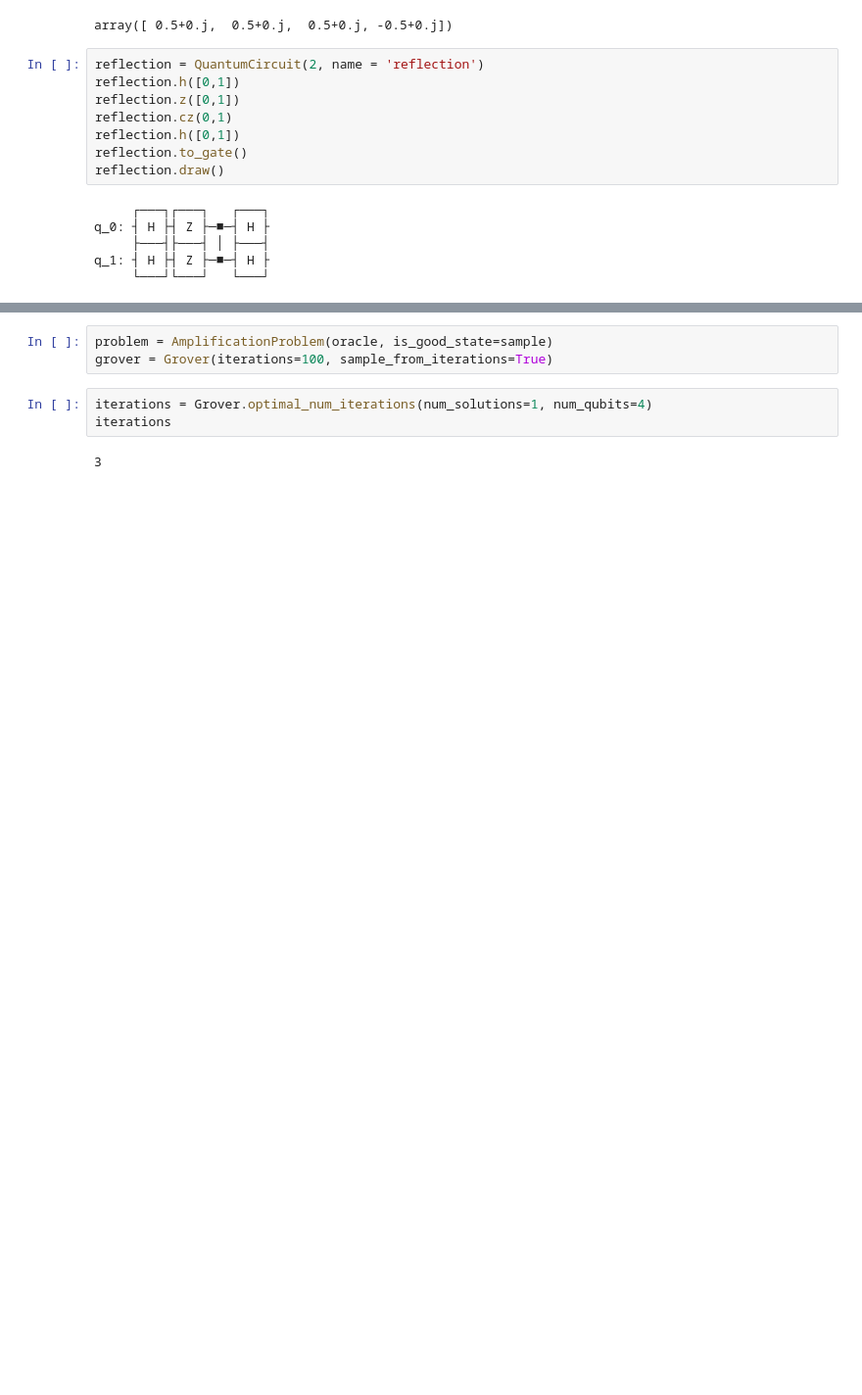
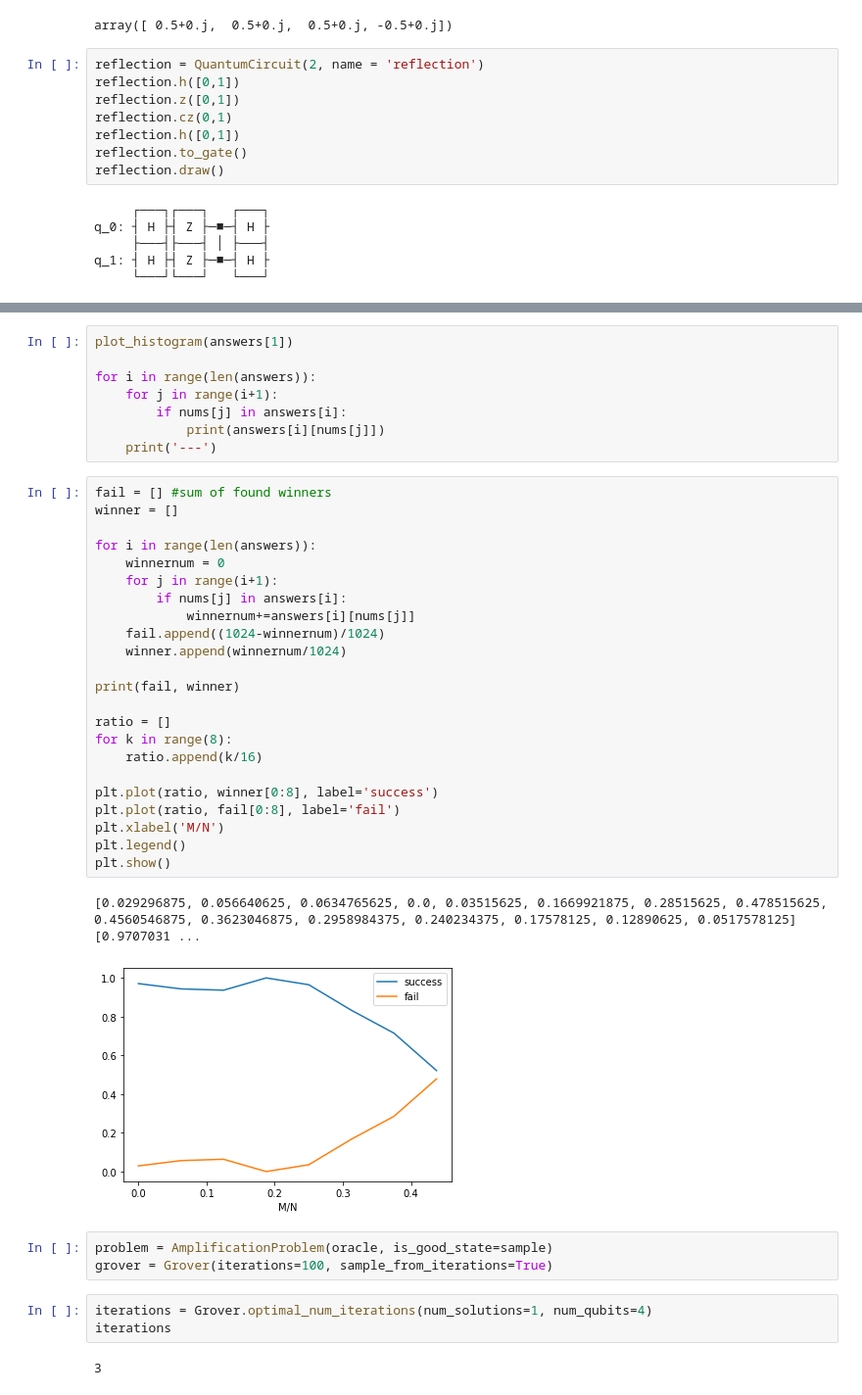
Before and after one commit to Kakimatyi/Grover-s-algo, a Jupyter notebook: Grover_algo.ipynb, the cells around one changed output, grey strips where cells are left out. Shown: that part at 98% size. Drawn from its saved outputs; the diff is of its cells as text; blank space fills up the shorter version.

```diff
--- a/Grover_algo.ipynb
+++ b/Grover_algo.ipynb
@@ -184,3 +241,37 @@ Optima number of iterations. As expected, periodic, with a period of:
+# %%
+plot_histogram(answers[1])
+
+for i in range(len(answers)):
+    for j in range(i+1):
+        if nums[j] in answers[i]:
+            print(answers[i][nums[j]])
+    print('---')
+# %%
+fail = [] #sum of found winners
+winner = []
+
+for i in range(len(answers)):
+    winnernum = 0
+    for j in range(i+1):
+        if nums[j] in answers[i]:
+            winnernum+=answers[i][nums[j]]
+    fail.append((1024-winnernum)/1024)
+    winner.append(winnernum/1024)
+
+print(fail, winner)
+
+ratio = []
+for k in range(8):
+    ratio.append(k/16)
+
+plt.plot(ratio, winner[0:8], label='success')
+plt.plot(ratio, fail[0:8], label='fail')
+plt.xlabel('M/N')
+plt.legend()
+plt.show()
+# %% [output]
+[0.029296875, 0.056640625, 0.0634765625, 0.0, 0.03515625, 0.1669921875, 0.28515625, 0.478515625, 0.4560546875, 0.3623046875, 0.2958984375, 0.240234375, 0.17578125, 0.12890625, 0.0517578125] [0.9707031 ...
+[figure, added]
 # %%
 problem = AmplificationProblem(oracle, is_good_state=sample)
 grover = Grover(iterations=100, sample_from_iterations=True)
```
Also changed, not shown: parts of 10 cells of this notebook.
